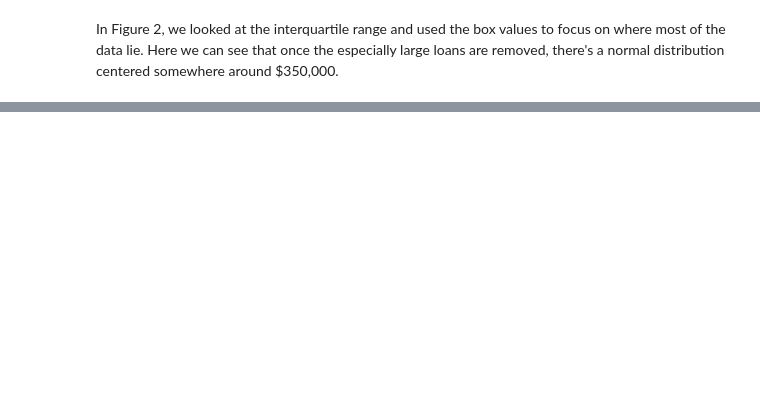
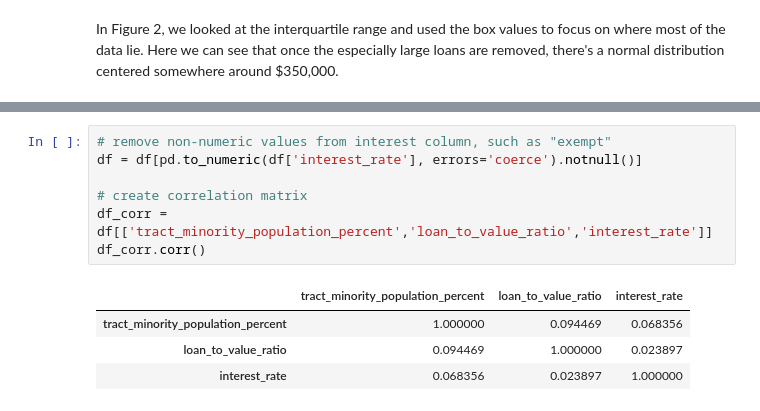
Before and after one commit to vzhang03/cmpu250-final-project, a Jupyter notebook: eda/eda.ipynb, the cells around one changed output, grey strips where cells are left out. Saved outputs shown, nothing was run; the diff lists cells and outputs as text; blank space fills up the shorter version.

```diff
--- a/eda/eda.ipynb
+++ b/eda/eda.ipynb
@@ -122,0 +112,12 @@ df_corr.corr()
+# %%
+# remove non-numeric values from interest column, such as "exempt"
+df = df[pd.to_numeric(df['interest_rate'], errors='coerce').notnull()]
+
+# create correlation matrix
+df_corr = df[['tract_minority_population_percent','loan_to_value_ratio','interest_rate']]
+df_corr.corr()
+# %% [output]
+|  | tract_minority_population_percent | loan_to_value_ratio | interest_rate |
+| tract_minority_population_percent | 1.000000 | 0.094469 | 0.068356 |
+| loan_to_value_ratio | 0.094469 | 1.000000 | 0.023897 |
+| interest_rate | 0.068356 | 0.023897 | 1.000000 |
```
Also changed, not shown: parts of 6 cells of this notebook.
